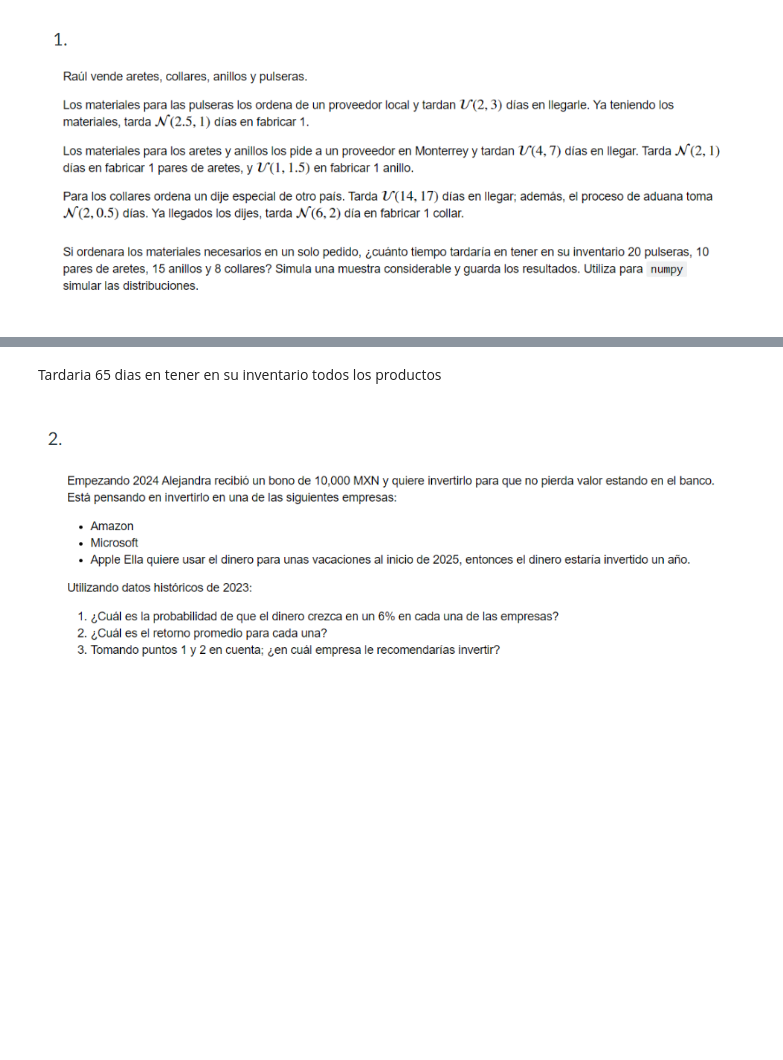
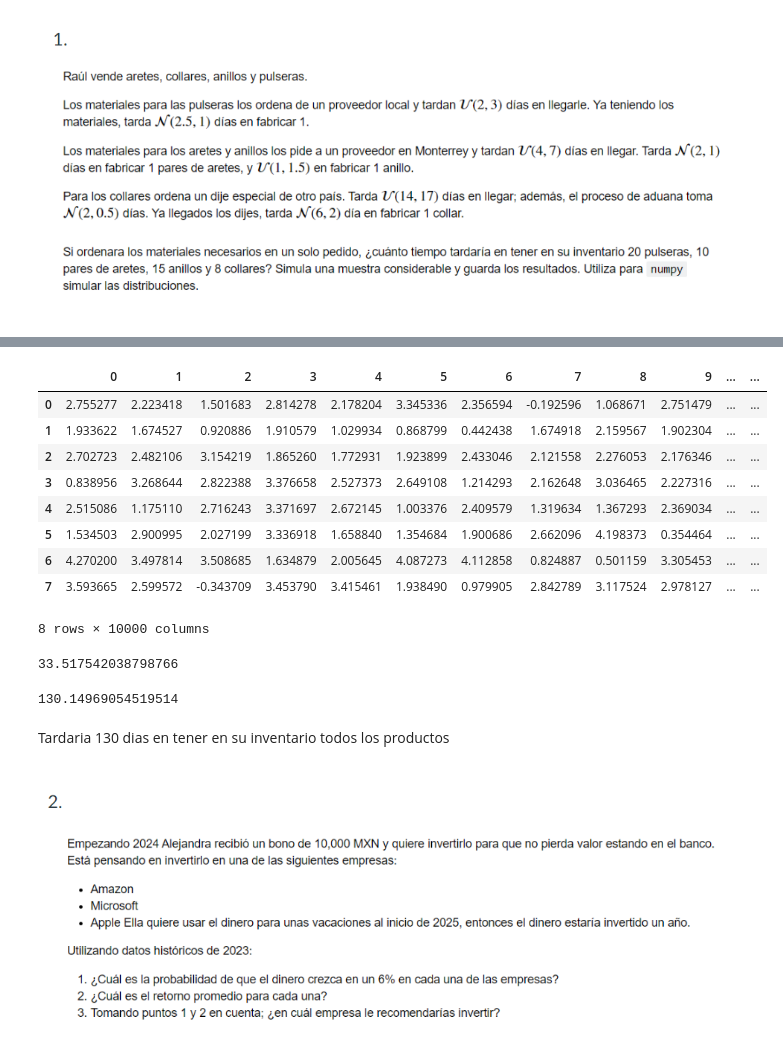
Before and after one commit to MarianaVal06/Simulaci-n-Matematica-1, a Jupyter notebook: 06 Probabilidad Precio-Umbral.ipynb, the cells around one changed output, grey strips where cells are left out. Cells and saved outputs as stored; diff of their text form; code cells hidden in the pictures; blank space fills up the shorter version.

```diff
--- a/06 Probabilidad Precio-Umbral.ipynb
+++ b/06 Probabilidad Precio-Umbral.ipynb
@@ -245,5 +309,29 @@ collares
+# %%
+collares=  pd.DataFrame(np.random.normal(2,1,size=(8,N)))
+collares
+# %% [output]
+|  | 0 | 1 | 2 | 3 | 4 | 5 | 6 | 7 | 8 | 9 | ... | ... |
+| 0 | 2.755277 | 2.223418 | 1.501683 | 2.814278 | 2.178204 | 3.345336 | 2.356594 | -0.192596 | 1.068671 | 2.751479 | ... | ... |
+| 1 | 1.933622 | 1.674527 | 0.920886 | 1.910579 | 1.029934 | 0.868799 | 0.442438 | 1.674918 | 2.159567 | 1.902304 | ... | ... |
+| 2 | 2.702723 | 2.482106 | 3.154219 | 1.865260 | 1.772931 | 1.923899 | 2.433046 | 2.121558 | 2.276053 | 2.176346 | ... | ... |
+| 3 | 0.838956 | 3.268644 | 2.822388 | 3.376658 | 2.527373 | 2.649108 | 1.214293 | 2.162648 | 3.036465 | 2.227316 | ... | ... |
+| 4 | 2.515086 | 1.175110 | 2.716243 | 3.371697 | 2.672145 | 1.003376 | 2.409579 | 1.319634 | 1.367293 | 2.369034 | ... | ... |
+| 5 | 1.534503 | 2.900995 | 2.027199 | 3.336918 | 1.658840 | 1.354684 | 1.900686 | 2.662096 | 4.198373 | 0.354464 | ... | ... |
+| 6 | 4.270200 | 3.497814 | 3.508685 | 1.634879 | 2.005645 | 4.087273 | 4.112858 | 0.824887 | 0.501159 | 3.305453 | ... | ... |
+| 7 | 3.593665 | 2.599572 | -0.343709 | 3.453790 | 3.415461 | 1.938490 | 0.979905 | 2.842789 | 3.117524 | 2.978127 | ... | ... |
+8 rows × 10000 columns
+# %%
+tiempo_collares= (collares.sum()).mean()+ llegada_collares
+tiempo_collares
+# %% [output]
+33.517542038798766
+# %%
+tiempo_total= tiempo_pulseras+ tiempo_anillosaretes + tiempo_collares
+tiempo_total
+# %% [output]
+130.14969054519514
 # %% [markdown]
-Tardaria 65 dias en tener en su inventario todos los productos
+Tardaria 130 dias en tener en su inventario todos los productos
 # %% [markdown]
 ![image.png](attachment:image.png)
 # %%
```
Also changed, not shown: parts of 11 cells of this notebook.
